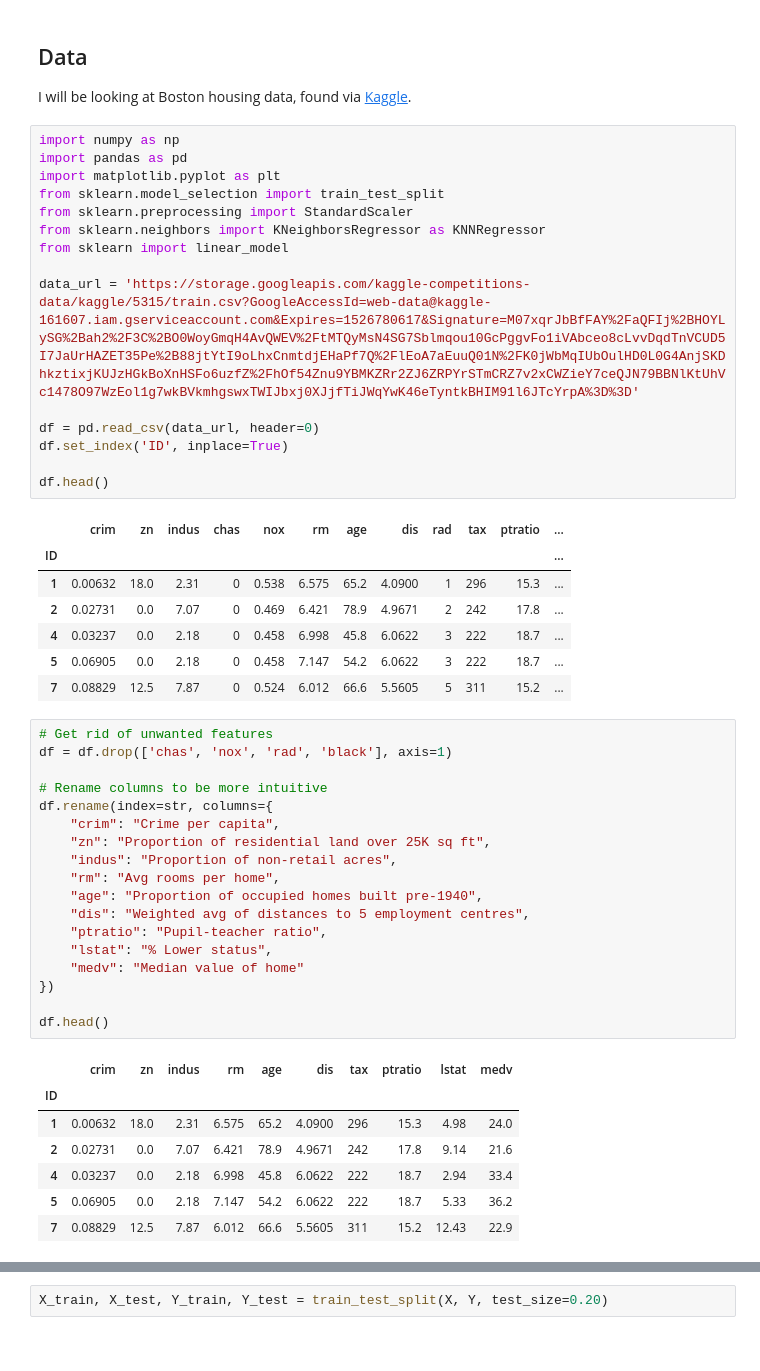
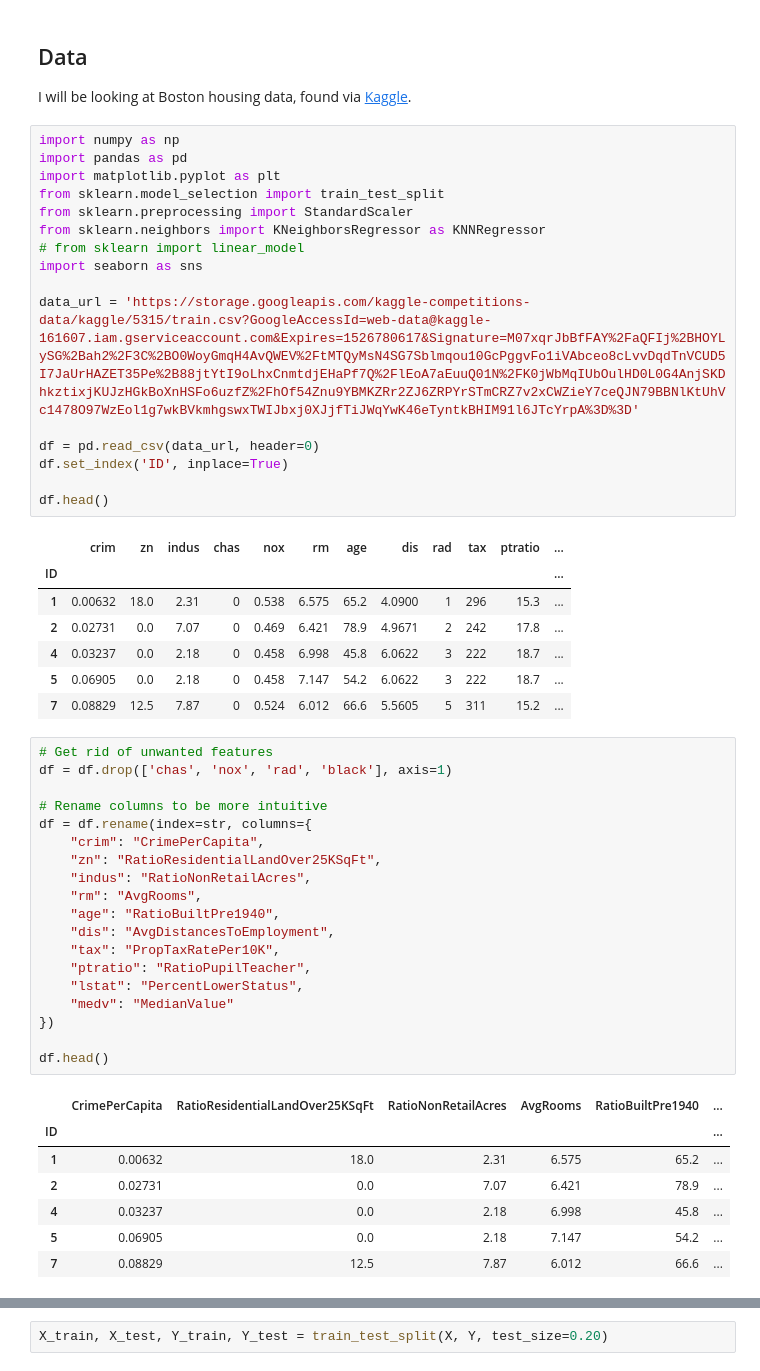
Before and after one commit to esthersweon/thinkful, a Jupyter notebook: main/unit_3/lesson_1_project_4.ipynb, the cells around one changed output, grey strips where cells are left out. Drawn from its saved outputs; the diff is of its cells as text.

```diff
--- a/main/unit_3/lesson_1_project_4.ipynb
+++ b/main/unit_3/lesson_1_project_4.ipynb
@@ -19,7 +19,8 @@ import matplotlib.pyplot as plt
 from sklearn.model_selection import train_test_split
 from sklearn.preprocessing import StandardScaler
 from sklearn.neighbors import KNeighborsRegressor as KNNRegressor
-from sklearn import linear_model
+# from sklearn import linear_model
+import seaborn as sns
 
 data_url = 'https://storage.googleapis.com/kaggle-competitions-data/kaggle/5315/train.csv?GoogleAccessId=web-data@kaggle-161607.iam.gserviceaccount.com&Expires=1526780617&Signature=M07xqrJbBfFAY%2FaQFIj%2BHOYLySG%2Bah2%2F3C%2BO0WoyGmqH4AvQWEV%2FtMTQyMsN4SG7Sblmqou10GcPggvFo1iVAbceo8cLvvDqdTnVCUD5I7JaUrHAZET35Pe%2B88jtYtI9oLhxCnmtdjEHaPf7Q%2FlEoA7aEuuQ01N%2FK0jWbMqIUbOulHD0L0G4AnjSKDhkztixjKUJzHGkBoXnHSFo6uzfZ%2FhOf54Znu9YBMKZRr2ZJ6ZRPYrSTmCRZ7v2xCWZieY7ceQJN79BBNlKtUhVc1478O97WzEol1g7wkBVkmhgswxTWIJbxj0XJjfTiJWqYwK46eTyntkBHIM91l6JTcYrpA%3D%3D'
 
@@ -38,26 +39,27 @@ df.head()
 # %%
 # Get rid of unwanted features
 df = df.drop(['chas', 'nox', 'rad', 'black'], axis=1)
 
 # Rename columns to be more intuitive
-df.rename(index=str, columns={
-    "crim": "Crime per capita",
-    "zn": "Proportion of residential land over 25K sq ft",
-    "indus": "Proportion of non-retail acres",
-    "rm": "Avg rooms per home",
-    "age": "Proportion of occupied homes built pre-1940",
-    "dis": "Weighted avg of distances to 5 employment centres",
-    "ptratio": "Pupil-teacher ratio",
-    "lstat": "% Lower status",
-    "medv": "Median value of home"
+df = df.rename(index=str, columns={
+    "crim": "CrimePerCapita",
+    "zn": "RatioResidentialLandOver25KSqFt",
+    "indus": "RatioNonRetailAcres",
+    "rm": "AvgRooms",
+    "age": "RatioBuiltPre1940",
+    "dis": "AvgDistancesToEmployment",
+    "tax": "PropTaxRatePer10K",
+    "ptratio": "RatioPupilTeacher",
+    "lstat": "PercentLowerStatus",
+    "medv": "MedianValue"
 })
 
 df.head()
 # %% [output]
-|  | crim | zn | indus | rm | age | dis | tax | ptratio | lstat | medv |
-| ID |  |  |  |  |  |  |  |  |  |  |
-| 1 | 0.00632 | 18.0 | 2.31 | 6.575 | 65.2 | 4.0900 | 296 | 15.3 | 4.98 | 24.0 |
-| 2 | 0.02731 | 0.0 | 7.07 | 6.421 | 78.9 | 4.9671 | 242 | 17.8 | 9.14 | 21.6 |
-| 4 | 0.03237 | 0.0 | 2.18 | 6.998 | 45.8 | 6.0622 | 222 | 18.7 | 2.94 | 33.4 |
-| 5 | 0.06905 | 0.0 | 2.18 | 7.147 | 54.2 | 6.0622 | 222 | 18.7 | 5.33 | 36.2 |
-| 7 | 0.08829 | 12.5 | 7.87 | 6.012 | 66.6 | 5.5605 | 311 | 15.2 | 12.43 | 22.9 |
+|  | CrimePerCapita | RatioResidentialLandOver25KSqFt | RatioNonRetailAcres | AvgRooms | RatioBuiltPre1940 | ... |
+| ID |  |  |  |  |  | ... |
+| 1 | 0.00632 | 18.0 | 2.31 | 6.575 | 65.2 | ... |
+| 2 | 0.02731 | 0.0 | 7.07 | 6.421 | 78.9 | ... |
+| 4 | 0.03237 | 0.0 | 2.18 | 6.998 | 45.8 | ... |
+| 5 | 0.06905 | 0.0 | 2.18 | 7.147 | 54.2 | ... |
+| 7 | 0.08829 | 12.5 | 7.87 | 6.012 | 66.6 | ... |
```
Also changed, not shown: parts of 7 cells of this notebook.
